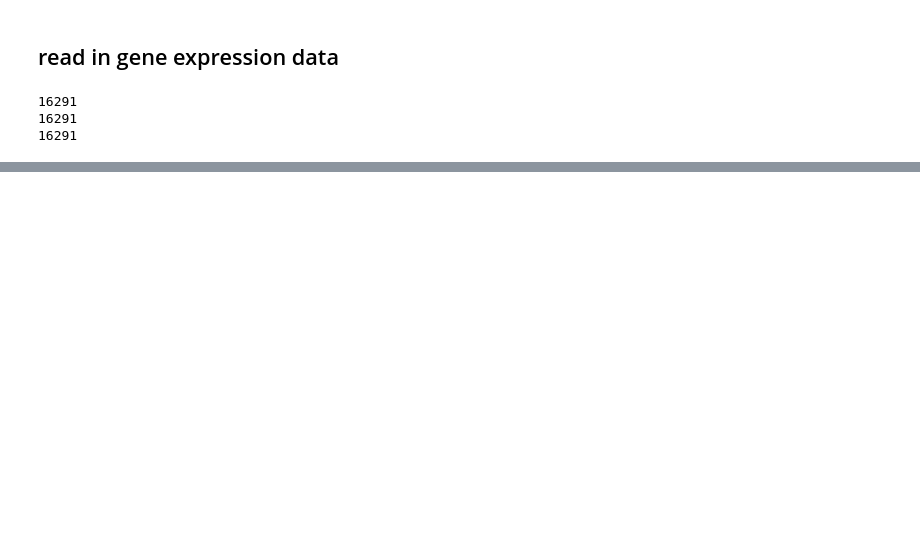
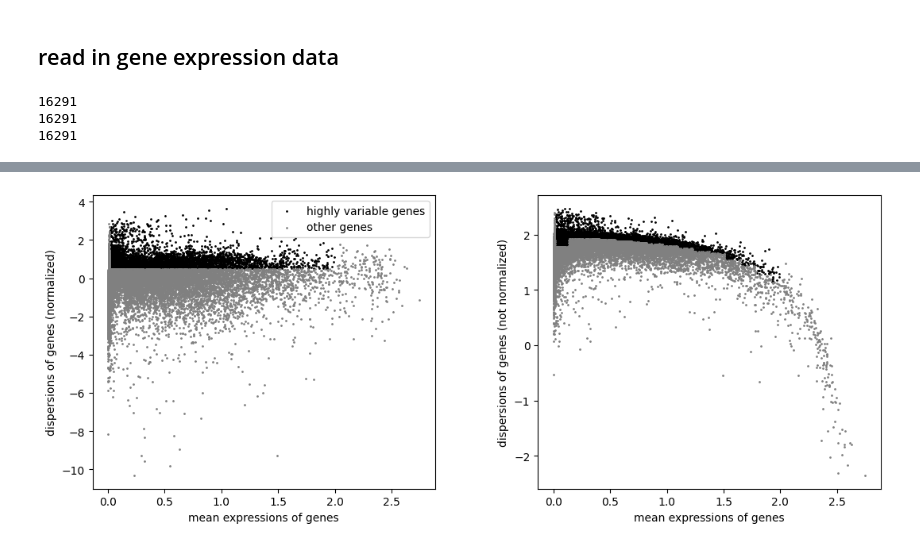
Before and after one commit to rpeys/scSet, a Jupyter notebook: datasets/process_sadefeldman.ipynb, the cells around one changed output, grey strips where cells are left out. Cells and saved outputs as stored; diff of their text form; code cells hidden in the pictures; blank space fills up the shorter version.

```diff
--- a/datasets/process_sadefeldman.ipynb
+++ b/datasets/process_sadefeldman.ipynb
@@ -88,0 +151,6 @@ adata.obs = pd.merge(pts, adata.obs, right_index=True, left_on="cellid").set_ind
+# %%
+sc.pp.log1p(adata)
+sc.pp.highly_variable_genes(adata, min_mean=0.0125, max_mean=2, min_disp=0.5)
+sc.pl.highly_variable_genes(adata)
+# %% [output]
+[figure, added]
```
Also changed, not shown: parts of 31 cells of this notebook, 11 other files.
